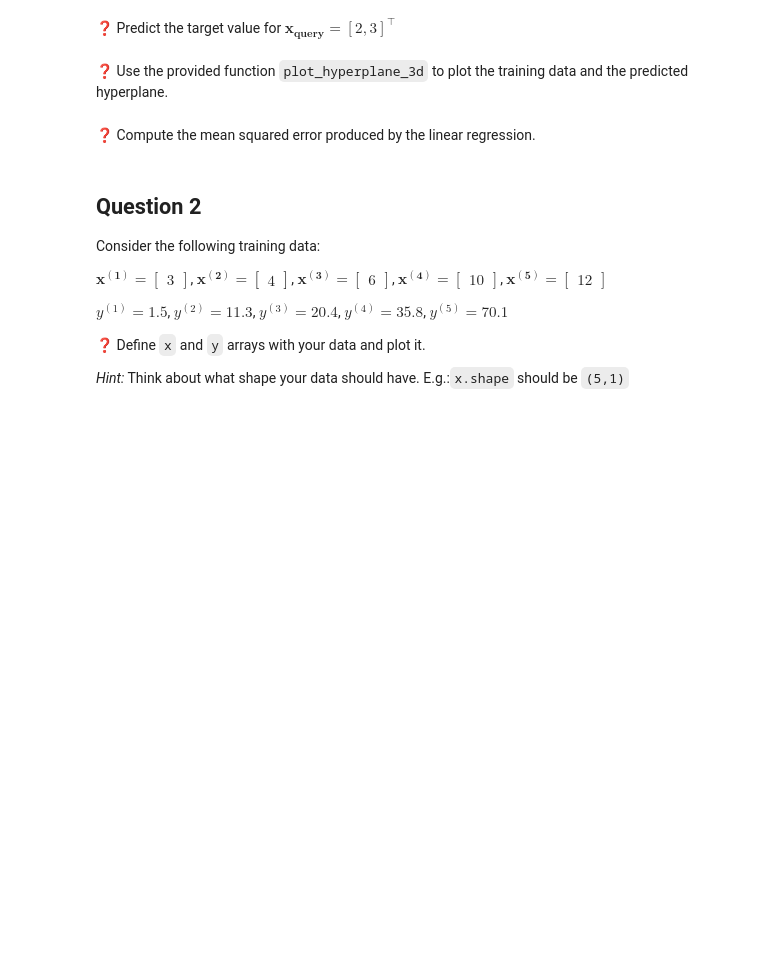
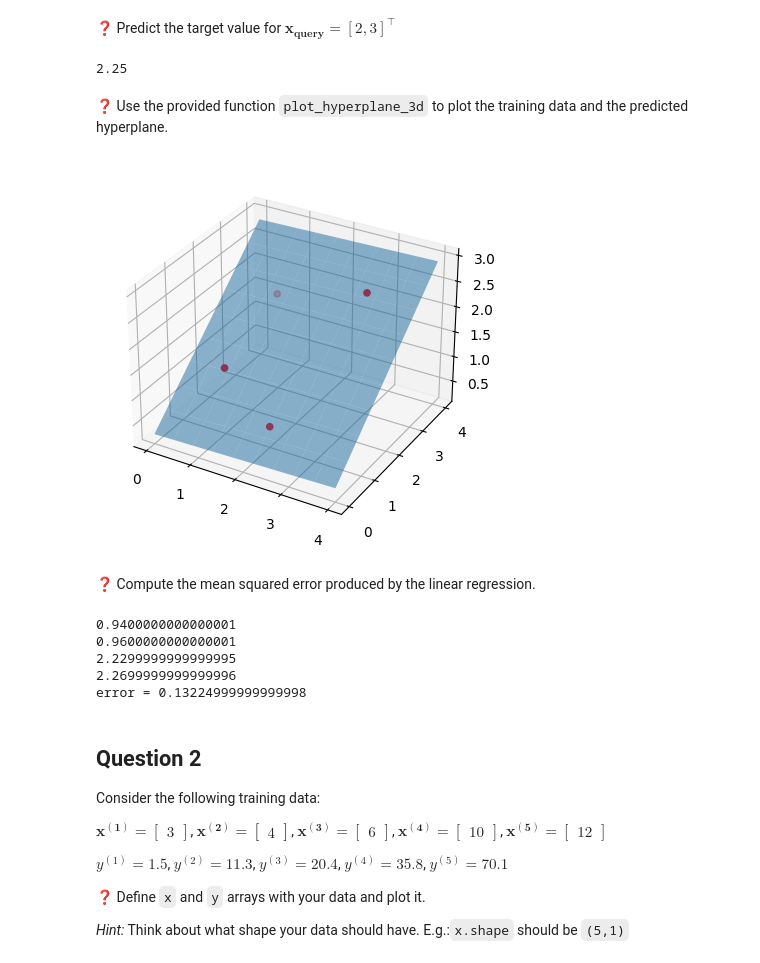
Before and after one commit to MiguelRocha2001/ap-dei-homeworks, a Jupyter notebook: LAB/Lab3/practical_03.ipynb, the cells around one changed output. Cells and saved outputs as stored; diff of their text form; code cells hidden in the pictures; blank space fills up the shorter version.

```diff
--- a/LAB/Lab3/practical_03.ipynb
+++ b/LAB/Lab3/practical_03.ipynb
@@ -28,5 +28,9 @@ Useful functions: [`np.linalg.inv`](https://numpy.org/doc/stable/reference/gener
 # Add column with ones to handle the bias coefficient.
 
 # Compute weights.
+
+X = np.array([[1, 1, 1], [1, 2, 1], [1, 1, 3], [1, 3, 3]])
+y = np.array([1.4, 0.5, 2, 2.5]).T
+w = np.linalg.inv((X.T.dot(X))).dot(X.T).dot(y)
 # %% [markdown]
 ❓ Predict the target value for $\mathbf{x_{query}} = [2, 3]^\top$
@@ -35,3 +37,11 @@ Useful functions: [`np.linalg.inv`](https://numpy.org/doc/stable/reference/gener
+# %%
+# your code here
+x_input = np.array([1, 2, 3]).T
+y_estimated = w.T.dot(x_input)
+
+print(y_estimated)
+# %% [output]
+2.25
 # %% [markdown]
 ❓ Use the provided function `plot_hyperplane_3d` to plot the training data and the predicted hyperplane.
 # %%
@@ -49,11 +59,14 @@ def plot_hyperplane_3d(w, points, target):
     X = np.array([np.ones(N**2), a.ravel(), b.ravel()]).transpose()
     o = X.dot(w)
 
-    ax = plt.figure().gca(projection='3d')
+    ax = plt.figure().add_subplot(projection='3d')
     ax.plot_surface(a, b, np.reshape(o,(N,N)), alpha=0.5,
                     linewidth=0, antialiased=True)
     ax.scatter(points[:,1], points[:,2], y, color='red')
 # %%
 # Plot your solution here
+plot_hyperplane_3d(w, X, y)
+# %% [output]
+[figure, added]
 # %% [markdown]
 ❓ Compute the mean squared error produced by the linear regression.
@@ -62,3 +73,23 @@ def plot_hyperplane_3d(w, points, target):
+# %%
+# your code here
+from math import pow
+
+sum = 0
+
+(n_of_inputs, _) = np.shape(X)
+for i in range(n_of_inputs):
+  y_estimated = w.T.dot(X[i])
+  print(y_estimated)
+  sum += pow(y[i] - y_estimated, 2)
+
+error = sum / n_of_inputs
+print('error =', error)
+# %% [output]
+0.9400000000000001
+0.9600000000000001
+2.2299999999999995
+2.2699999999999996
+error = 0.13224999999999998
 # %% [markdown]
 ## Question 2
 
```
Also changed, not shown: parts of 23 cells of this notebook.
